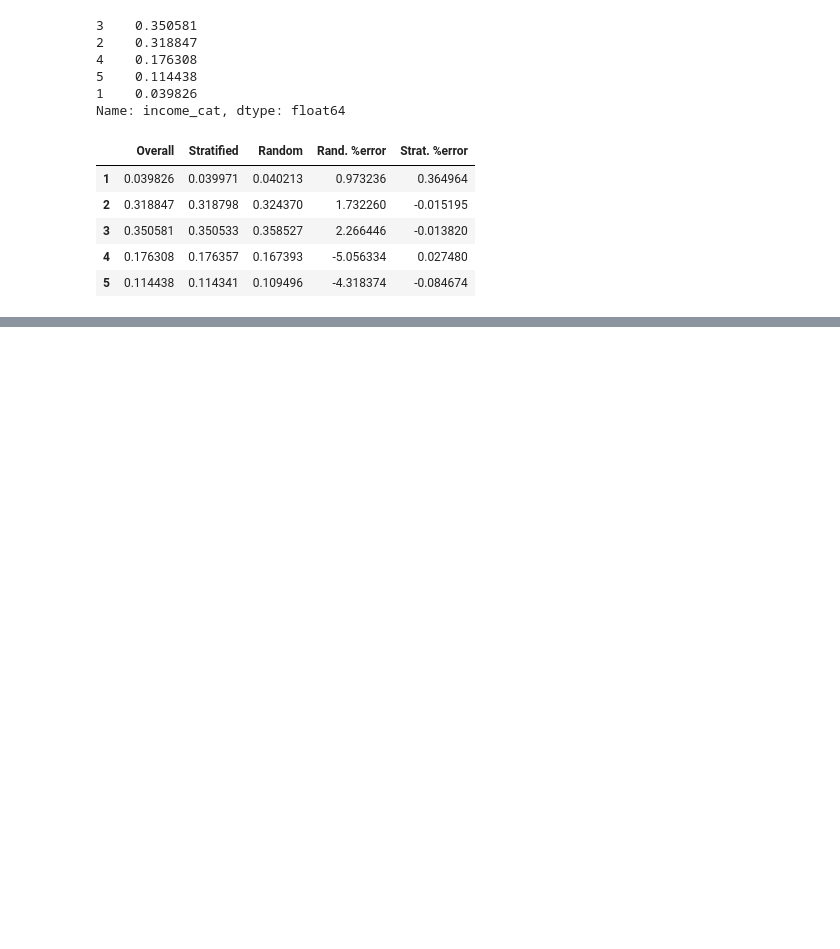
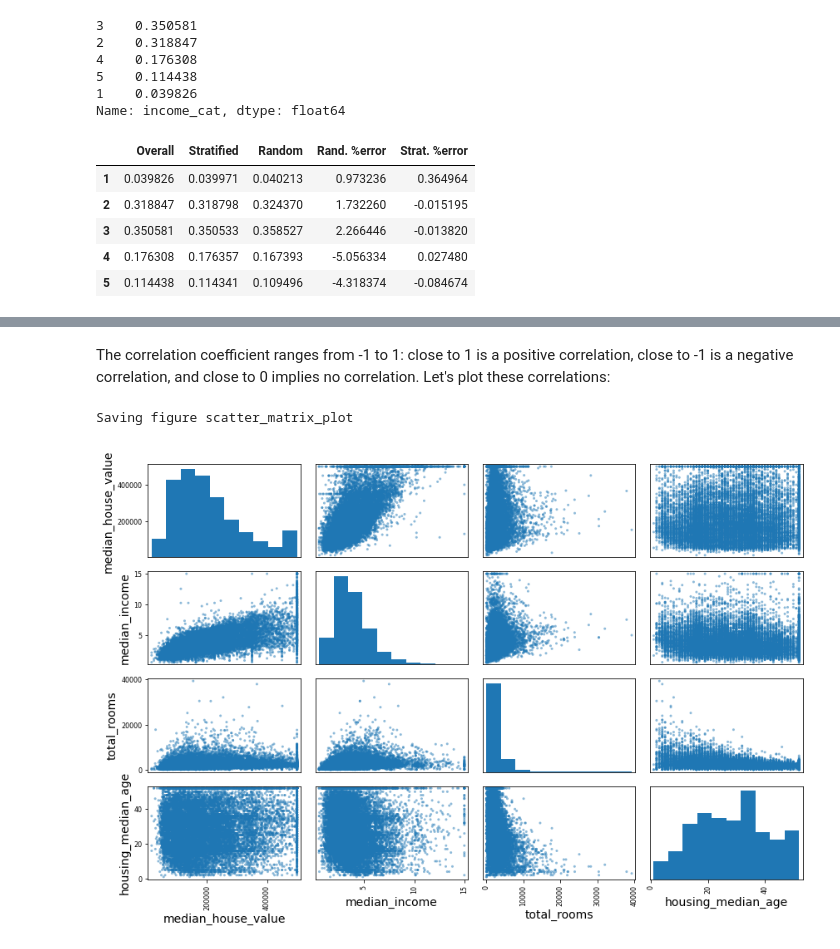
Before and after one commit to lmhrva/ml-housing-project, a Jupyter notebook: Housing.ipynb, the cells around one changed output, grey strips where cells are left out. Saved outputs shown, nothing was run; the diff lists cells and outputs as text; code cells hidden in the pictures; blank space fills up the shorter version.

```diff
--- a/Housing.ipynb
+++ b/Housing.ipynb
@@ -302,0 +383,13 @@ compare_props
+# %% [markdown]
+The correlation coefficient ranges from -1 to 1: close to 1 is a positive correlation, close to -1 is a negative correlation, and close to 0 implies no correlation. Let's plot these correlations:
+# %%
+# from pandas.tools.plotting import scatter_matrix # For older versions of Pandas
+from pandas.plotting import scatter_matrix
+
+attributes = ["median_house_value", "median_income", "total_rooms",
+              "housing_median_age"]
+scatter_matrix(housing[attributes], figsize=(12, 8))
+save_fig("scatter_matrix_plot")
+# %% [output]
+Saving figure scatter_matrix_plot
+[figure, added]
```
Also changed, not shown: parts of 17 cells of this notebook.
